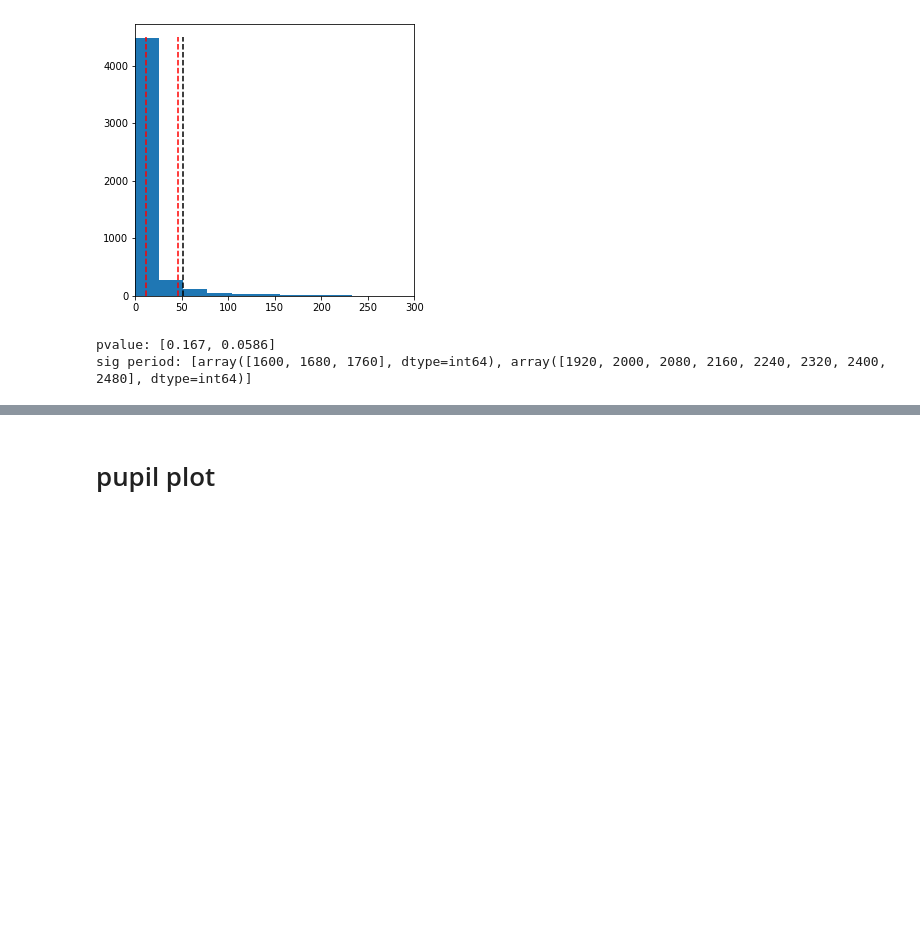
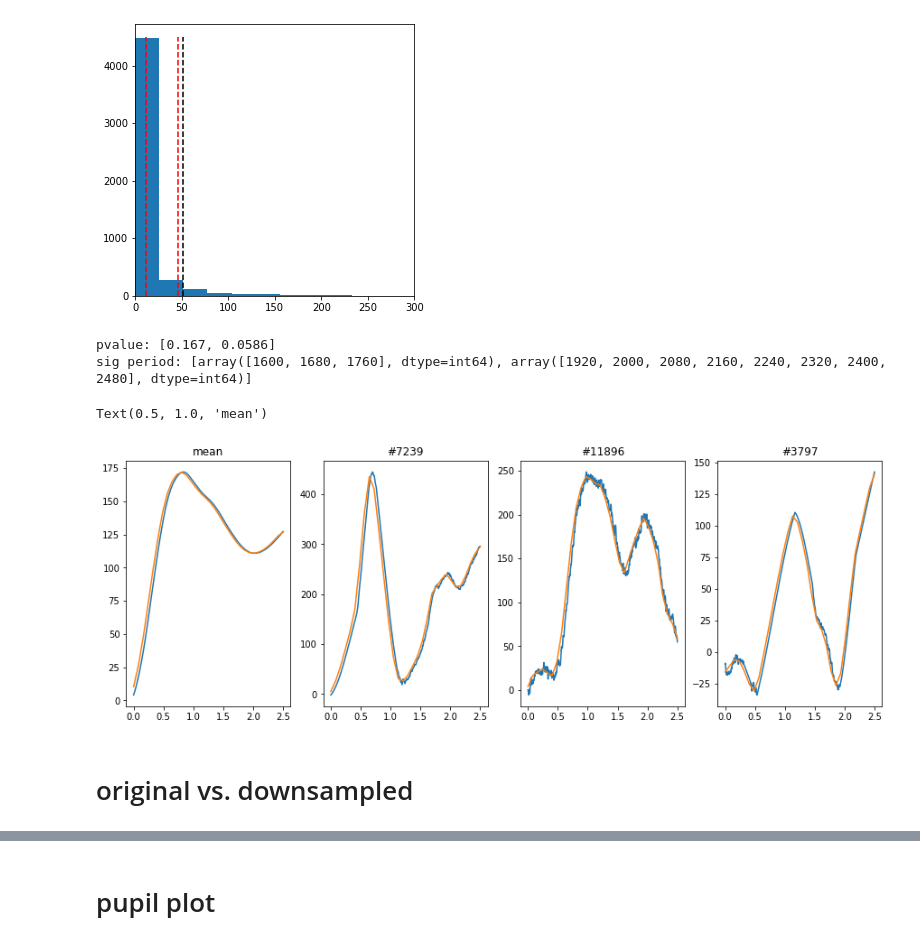
Before and after one commit to YueyingDong/YD2023_code4Paper, a Jupyter notebook: pupResults.ipynb, the cells around one changed output, grey strips where cells are left out. Saved outputs shown, nothing was run; the diff lists cells and outputs as text; code cells hidden in the pictures; blank space fills up the shorter version.

```diff
--- a/pupResults.ipynb
+++ b/pupResults.ipynb
@@ -1297,3 +1230,40 @@ print('sig period:',[consGroups[i]*80 for i in range(2)])
 # %% [output]
 pvalue: [0.167, 0.0586]
 sig period: [array([1600, 1680, 1760], dtype=int64), array([1920, 2000, 2080, 2160, 2240, 2320, 2400, 2480], dtype=int64)]
+# %%
+#permutation with tCluster
+perms = 5000
+dataN = 2500
+tCluster = np.zeros(shape = (3,perms))
+
+condList = ["['high']","['medium']","['low']"]
+
+
+eg = retroEpo[np.sum(retroEpo.iloc[:,:dataN].isnull(),axis = 1) ==0].reset_index(drop = True)
+eg = eg.iloc[:,np.r_[np.arange(0,dataN),-2,-3,-4]]
+# %%
+#downsample to 12.5hz to be the same as the pupil lab
+binlen = 80
+# %%
+eg12 = eg.iloc[:,:2500].groupby(np.arange(len(eg.columns)-3)//binlen, axis=1).mean()
+eg12['cue_blk_validity'] = eg['cue_blk_validity']
+eg12['cued_item'] = eg['cued_item']
+eg12['identifier'] = eg['identifier']
+# %%
+fs(15,5)
+fig,ax = plt.subplots(ncols = 4)
+ax[0].plot(np.linspace(0,2.5,2500),eg.iloc[:,:2500].mean())
+ax[0].plot(np.linspace(0,2.5,32),eg12.iloc[:,:32].mean())
+
+for i in range(1,4):
+    randTrl = np.random.randint(13740)
+    ax[i].plot(np.linspace(0,2.5,2500),eg.iloc[randTrl,:2500])
+    ax[i].plot(np.linspace(0,2.5,32),eg12.iloc[randTrl,:32])
+    ax[i].set_title('#'+str(randTrl))
+
+ax[0].set_title('mean')
+# %% [output]
+Text(0.5, 1.0, 'mean')
+[figure, added]
+# %% [markdown]
+# original vs. downsampled
```
Also changed, not shown: parts of 50 cells of this notebook, 2 other files.
